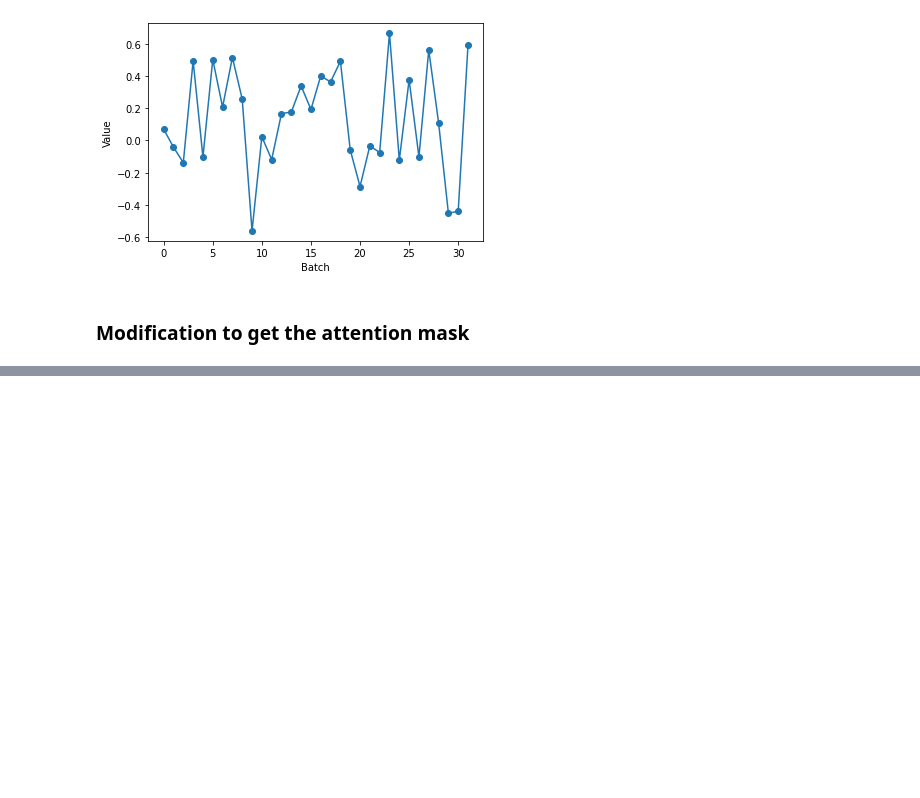
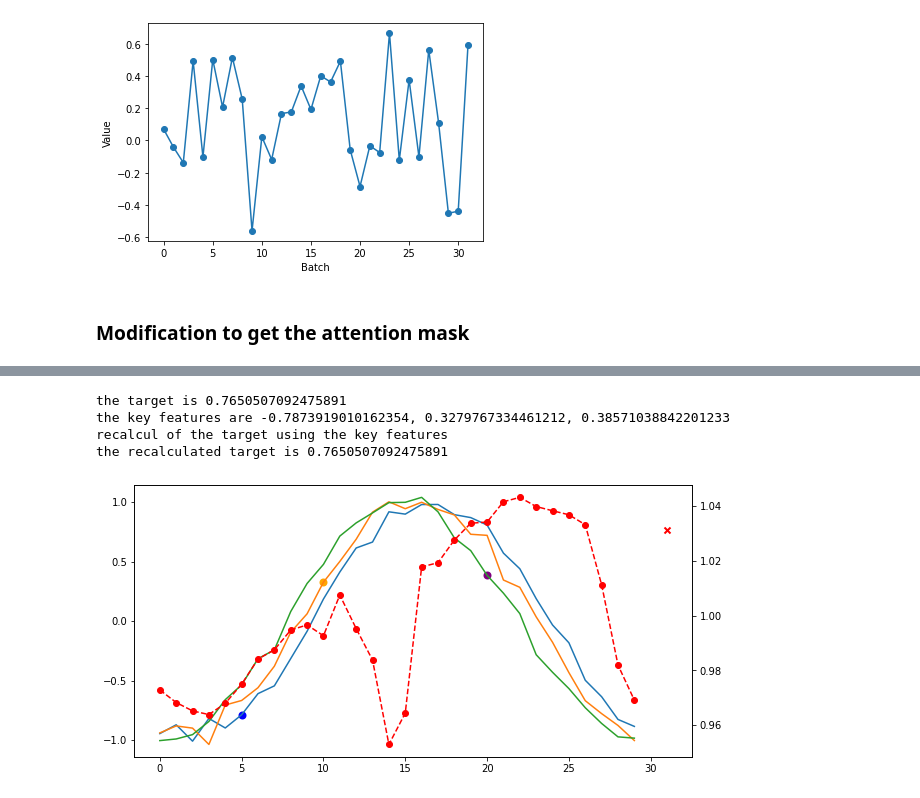
Before and after one commit to DmHoly/Transfert_Learning, a Jupyter notebook: notebooks/transformer.ipynb, the cells around one changed output, grey strips where cells are left out. Cells and saved outputs as stored; diff of their text form; code cells hidden in the pictures; blank space fills up the shorter version.

```diff
--- a/notebooks/transformer.ipynb
+++ b/notebooks/transformer.ipynb
@@ -209,0 +397,33 @@ c = ax.imshow(attention_weights[-1].detach().numpy()[0, :, :])
+# %%
+sample_id = 5
+
+fig, ax = plt.subplots(1, 1, figsize=(10, 5))
+for i in range(features.shape[2]):
+    ax.plot(features[sample_id, :, i], label=f'Feature {i+1}')
+    #display the target
+ax.scatter(31, target[sample_id], label='Target', linewidth=2, color='red', marker='x')
+
+print(f'the target is {target[sample_id]}')
+print(f'the key features are {features[sample_id, 5, 0]}, {features[sample_id, 10, 1]}, {features[sample_id, -10, 2]}')
+
+print('recalcul of the target using the key features')
+weights = torch.tensor([0.4, 0.2, 0.4])  # Poids pour 3 caractéristiques, ajustez selon le nombre de caractéristiques
+recalculated_target = features[sample_id, 5, 0] * weights[0] * features[sample_id, 10, 1] * weights[1] + features[sample_id, -10, 2] + weights[2]
+print(f'the recalculated target is {recalculated_target}')
+
+#plot the key features
+ax.scatter(5, features[sample_id, 5, 0], label='Feature 1', linewidth=2, color='blue', marker='o')
+ax.scatter(10, features[sample_id, 10, 1], label='Feature 2', linewidth=2, color='orange', marker='o')
+ax.scatter(20, features[sample_id, -10, 2], label='Feature 3', linewidth=2, color='purple', marker='o')
+
+#add the attention sum
+ax2 = ax.twinx()
+final_attention = attention_weights[-1].detach().cpu().numpy()[sample_id, :, :]
+sum_attention = final_attention.sum(axis=0)
+c = ax2.plot(sum_attention, '--o', color='red', label='Attention sum')
+# %% [output]
+the target is 0.7650507092475891
+the key features are -0.7873919010162354, 0.3279767334461212, 0.38571038842201233
+recalcul of the target using the key features
+the recalculated target is 0.7650507092475891
+[figure, added]
```
Also changed, not shown: parts of 16 cells of this notebook, 1 other file.
